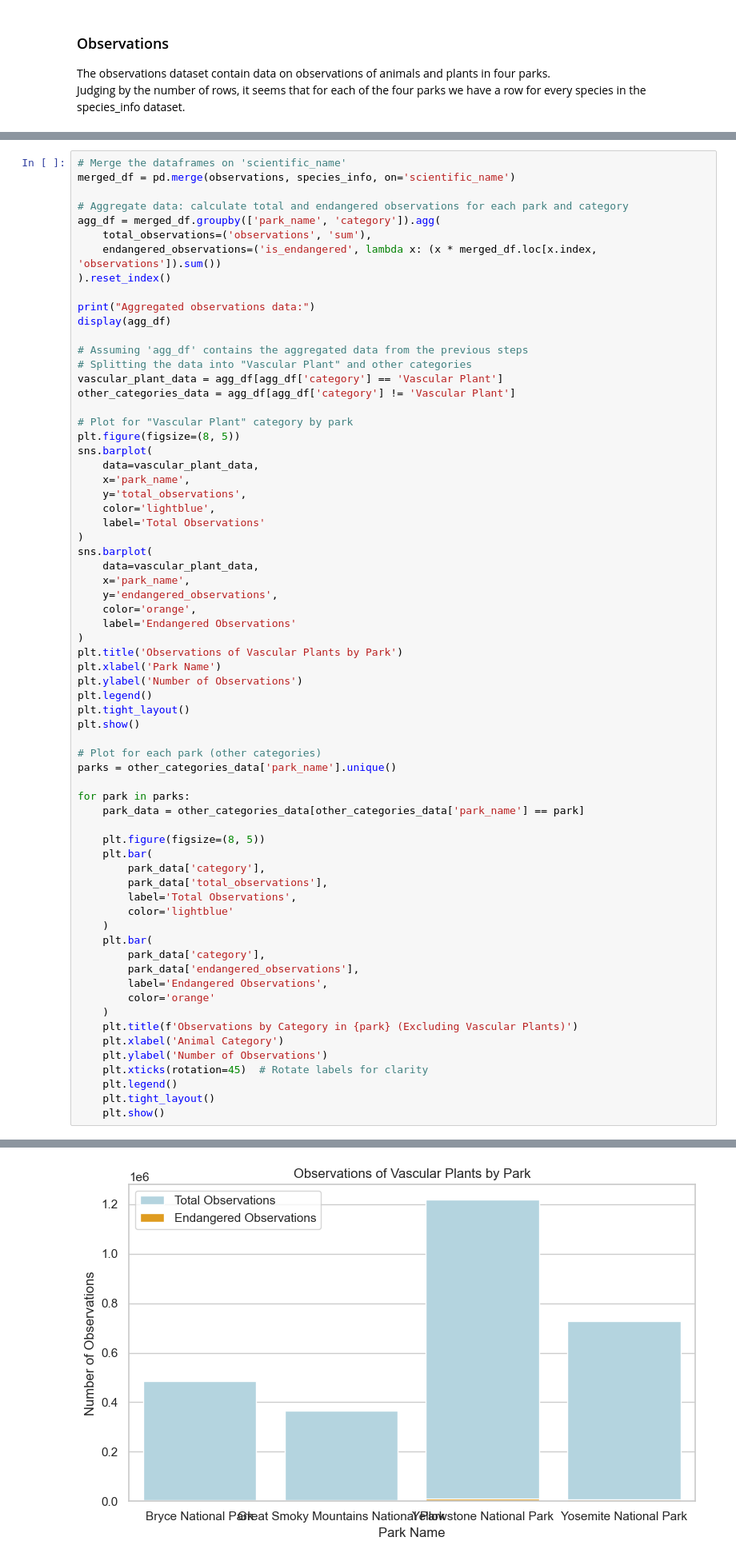
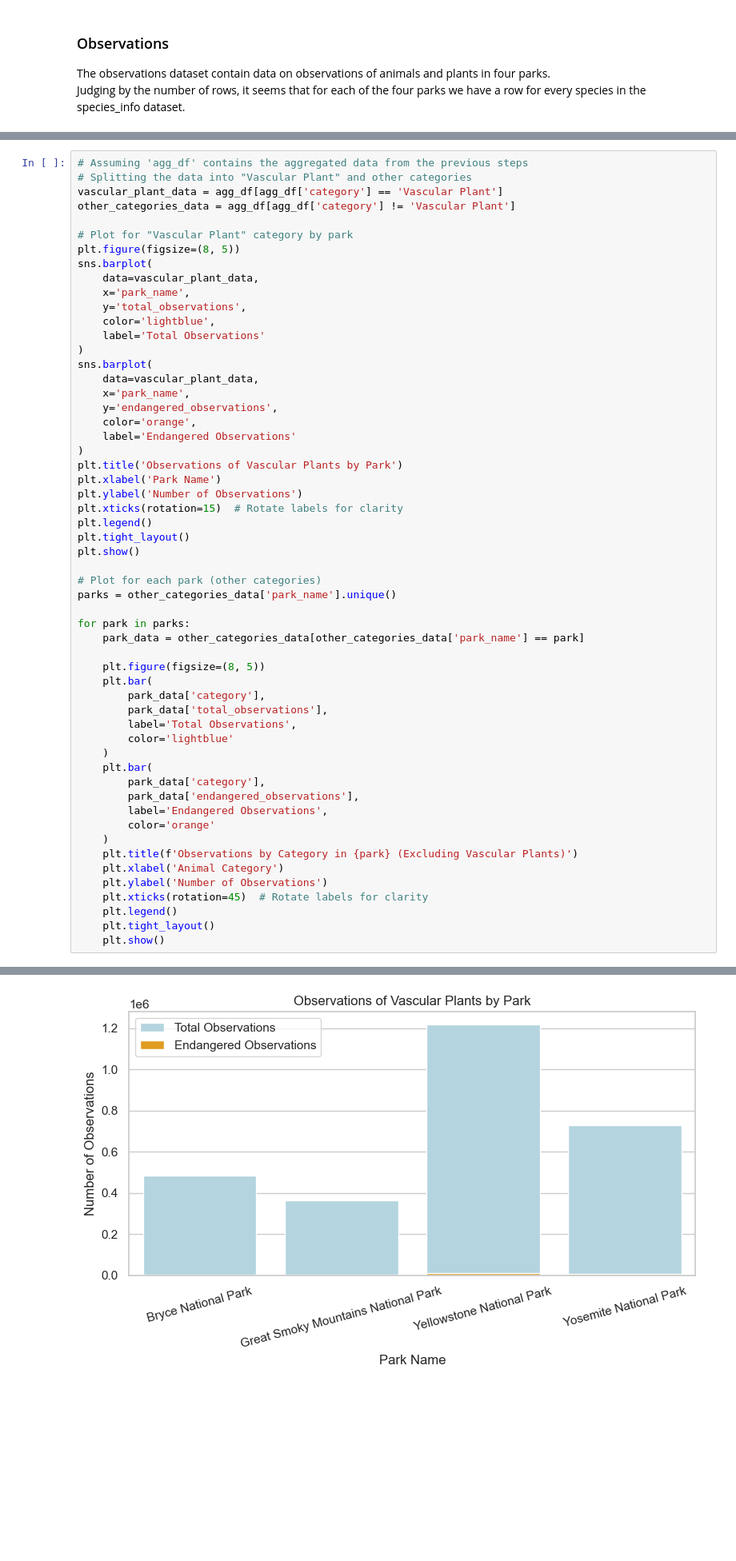
Before and after one commit to ramtob/CDC-Portfolio-0425-Biodiversity, a Jupyter notebook: biodiversity.ipynb, the cells around one changed output, grey strips where cells are left out. Shown at 80% size. Saved outputs shown, nothing was run; the diff lists cells and outputs as text; blank space fills up the shorter version.

```diff
--- a/biodiversity.ipynb
+++ b/biodiversity.ipynb
@@ -272,16 +307,4 @@ Judging by the number of rows, it seems that for each of the four parks we have
 # %%
-# Merge the dataframes on 'scientific_name'
-merged_df = pd.merge(observations, species_info, on='scientific_name')
-
-# Aggregate data: calculate total and endangered observations for each park and category
-agg_df = merged_df.groupby(['park_name', 'category']).agg(
-    total_observations=('observations', 'sum'),
-    endangered_observations=('is_endangered', lambda x: (x * merged_df.loc[x.index, 'observations']).sum())
-).reset_index()
-
-print("Aggregated observations data:")
-display(agg_df)
-
 # Assuming 'agg_df' contains the aggregated data from the previous steps
 # Splitting the data into "Vascular Plant" and other categories
 vascular_plant_data = agg_df[agg_df['category'] == 'Vascular Plant']
@@ -306,6 +329,7 @@ sns.barplot(
 plt.title('Observations of Vascular Plants by Park')
 plt.xlabel('Park Name')
 plt.ylabel('Number of Observations')
+plt.xticks(rotation=15)  # Rotate labels for clarity
 plt.legend()
 plt.tight_layout()
 plt.show()
@@ -358,4 +364,4 @@ Aggregated observations data:
-[figure, old version]
+[figure, new version]
 [figure]
 [figure]
 [figure]
```
Also changed, not shown: parts of 5 cells of this notebook.
